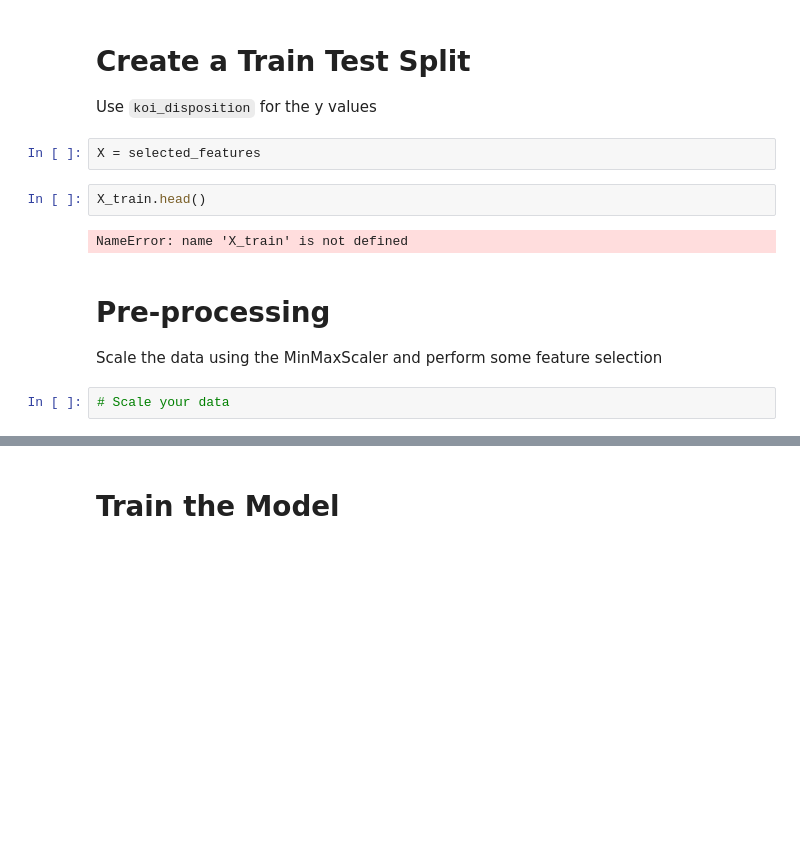
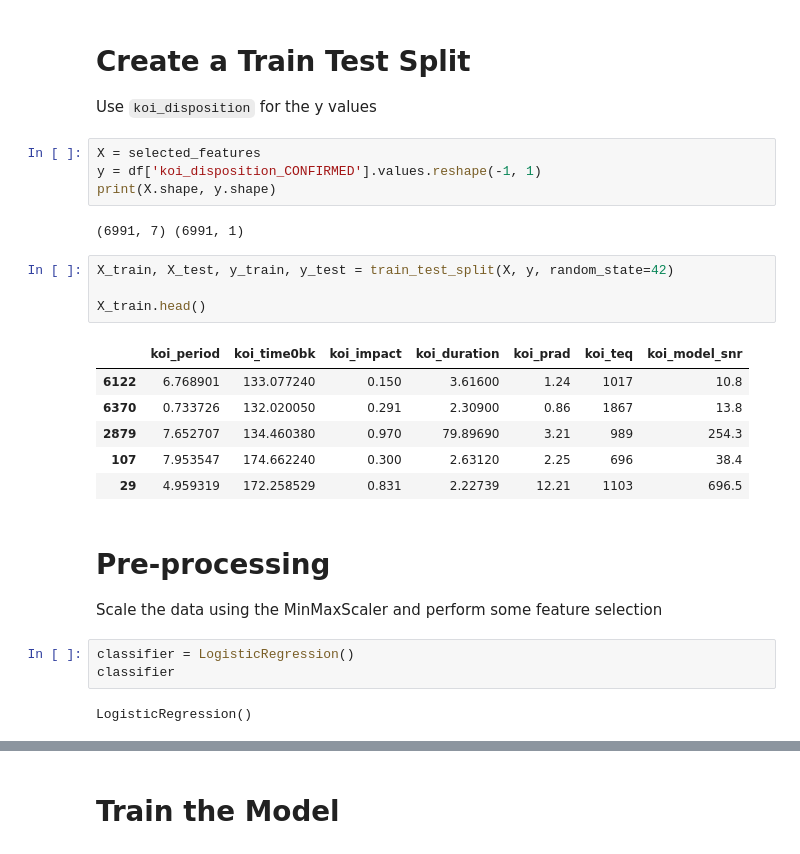
Before and after one commit to lorelles/machine-learning-challenge, a Jupyter notebook: model_1.ipynb, the cells around one changed output, grey strips where cells are left out. Drawn from its saved outputs; the diff is of its cells as text; blank space fills up the shorter version.

Commit message:
model1

```diff
--- a/model_1.ipynb
+++ b/model_1.ipynb
@@ -77,15 +81,29 @@ selected_features.head()
 # Create a Train Test Split
 
 Use `koi_disposition` for the y values
-# %%
-X = selected_features
-# %%
-X_train.head()
-# %% [output]
-NameError: name 'X_train' is not defined
+# %%
+X = selected_features
+y = df['koi_disposition_CONFIRMED'].values.reshape(-1, 1)
+print(X.shape, y.shape)
+# %% [output]
+(6991, 7) (6991, 1)
+# %%
+X_train, X_test, y_train, y_test = train_test_split(X, y, random_state=42)
+
+X_train.head()
+# %% [output]
+|  | koi_period | koi_time0bk | koi_impact | koi_duration | koi_prad | koi_teq | koi_model_snr |
+| 6122 | 6.768901 | 133.077240 | 0.150 | 3.61600 | 1.24 | 1017 | 10.8 |
+| 6370 | 0.733726 | 132.020050 | 0.291 | 2.30900 | 0.86 | 1867 | 13.8 |
+| 2879 | 7.652707 | 134.460380 | 0.970 | 79.89690 | 3.21 | 989 | 254.3 |
+| 107 | 7.953547 | 174.662240 | 0.300 | 2.63120 | 2.25 | 696 | 38.4 |
+| 29 | 4.959319 | 172.258529 | 0.831 | 2.22739 | 12.21 | 1103 | 696.5 |
 # %% [markdown]
 # Pre-processing
 
 Scale the data using the MinMaxScaler and perform some feature selection
-# %%
-# Scale your data
+# %%
+classifier = LogisticRegression()
+classifier
+# %% [output]
+LogisticRegression()
```
Also changed, not shown: parts of 14 cells of this notebook, 1 other file.
